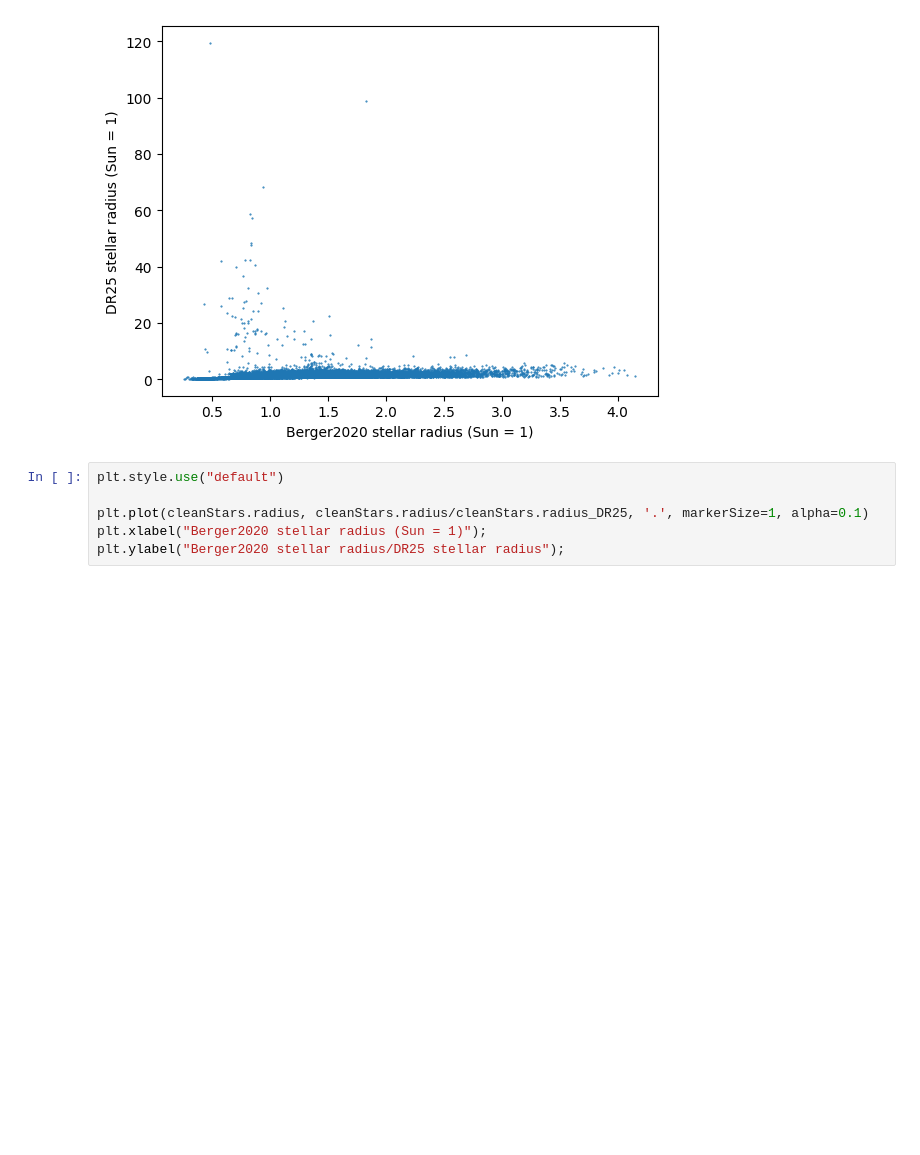
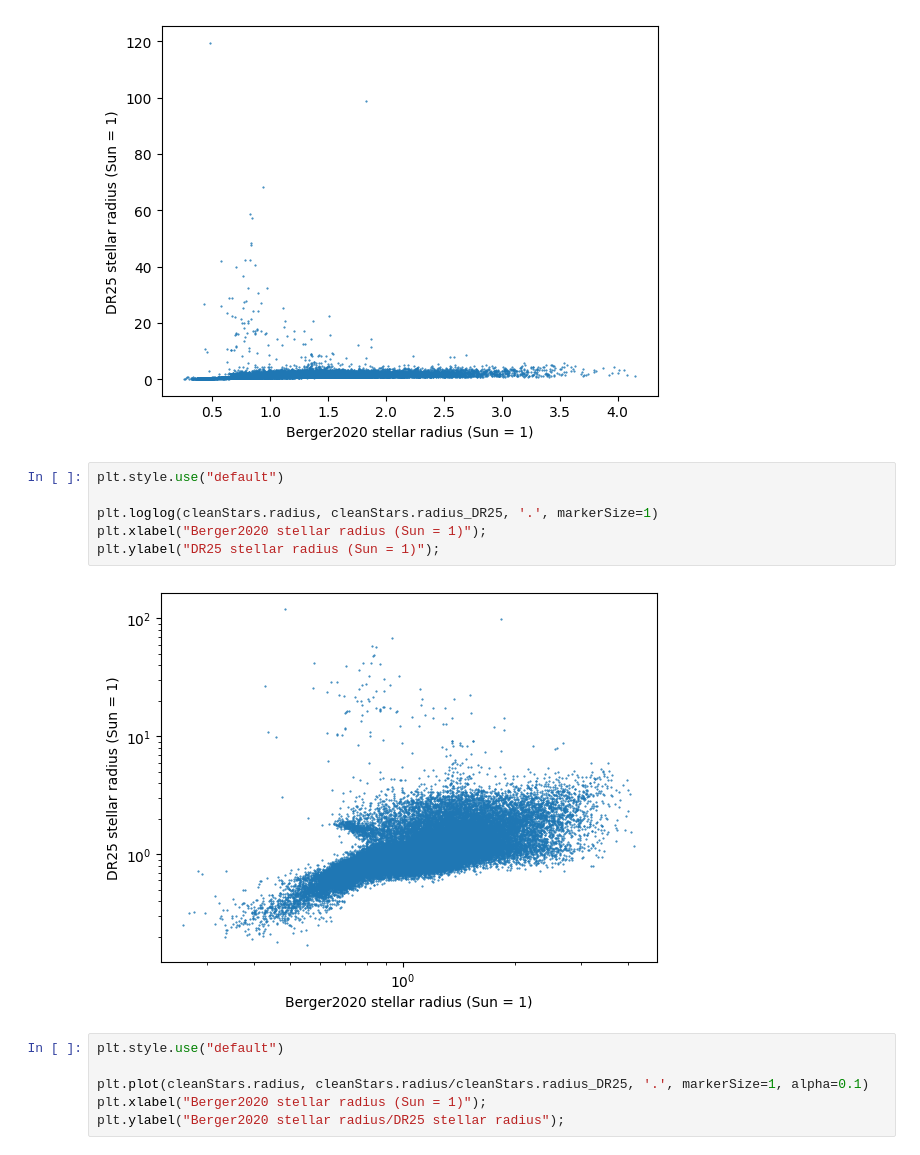
Before and after one commit to stevepur/falsePositiveTableAnalysis, a Jupyter notebook: stellarCatalogs.ipynb, the cells around one changed output. Drawn from its saved outputs; the diff is of its cells as text; blank space fills up the shorter version.

```diff
--- a/stellarCatalogs.ipynb
+++ b/stellarCatalogs.ipynb
@@ -126,6 +127,14 @@ plt.xlabel("Berger2020 stellar radius (Sun = 1)");
 plt.ylabel("DR25 stellar radius (Sun = 1)");
 # %% [output]
 [figure]
+# %%
+plt.style.use("default")
+
+plt.loglog(cleanStars.radius, cleanStars.radius_DR25, '.', markerSize=1)
+plt.xlabel("Berger2020 stellar radius (Sun = 1)");
+plt.ylabel("DR25 stellar radius (Sun = 1)");
+# %% [output]
+[figure, added]
 # %%
 plt.style.use("default")
 
```
Also changed, not shown: parts of 6 cells of this notebook.
